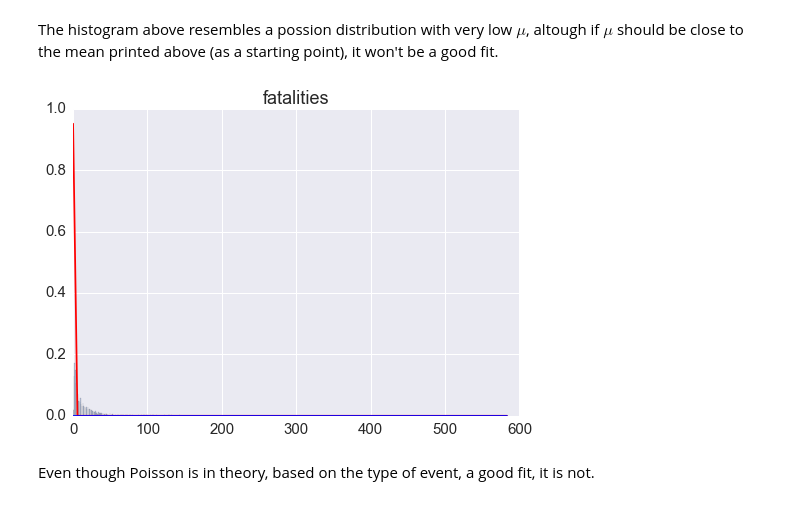
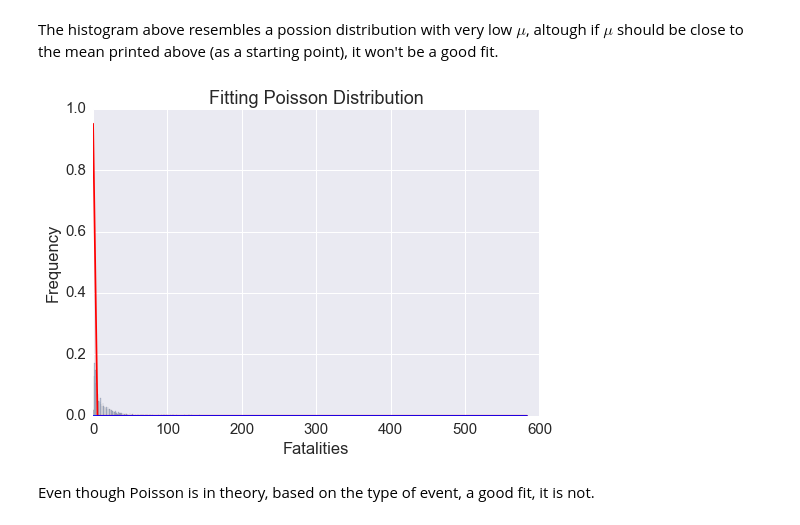
Before and after one commit to carlespoles/DSCI6002-student, a Jupyter notebook: week5/5-1_Review/DSCI6002-Midterm-Part2-CarlesPolesMielgo.ipynb, the cells around one changed output. Cells and saved outputs as stored; diff of their text form; code cells hidden in the pictures.

```diff
--- a/week5/5-1_Review/DSCI6002-Midterm-Part2-CarlesPolesMielgo.ipynb
+++ b/week5/5-1_Review/DSCI6002-Midterm-Part2-CarlesPolesMielgo.ipynb
@@ -765,9 +808,12 @@ plot_pois_2 = pois_2.pmf(x)
 # %%
 df.hist(column='fatalities', bins=1000, alpha=.3, normed=True)
 plot(x, plot_pois_1, color='red')
-plot(x, plot_pois_2, color='blue');
+plot(x, plot_pois_2, color='blue')
+title('Fitting Poisson Distribution')
+ylabel('Frequency')
+xlabel('Fatalities');
 # %% [output]
-[figure, old version]
+[figure, new version]
 # %% [markdown]
 Even though Poisson is in theory, based on the type of event, a good fit, it is not.
 # %%
```
Also changed, not shown: parts of 29 cells of this notebook.
